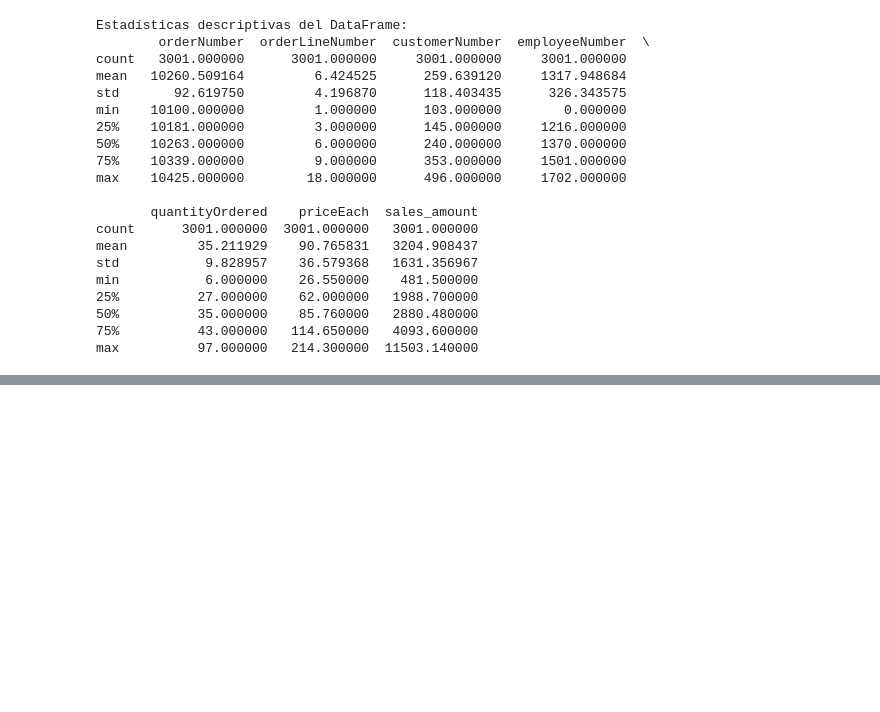
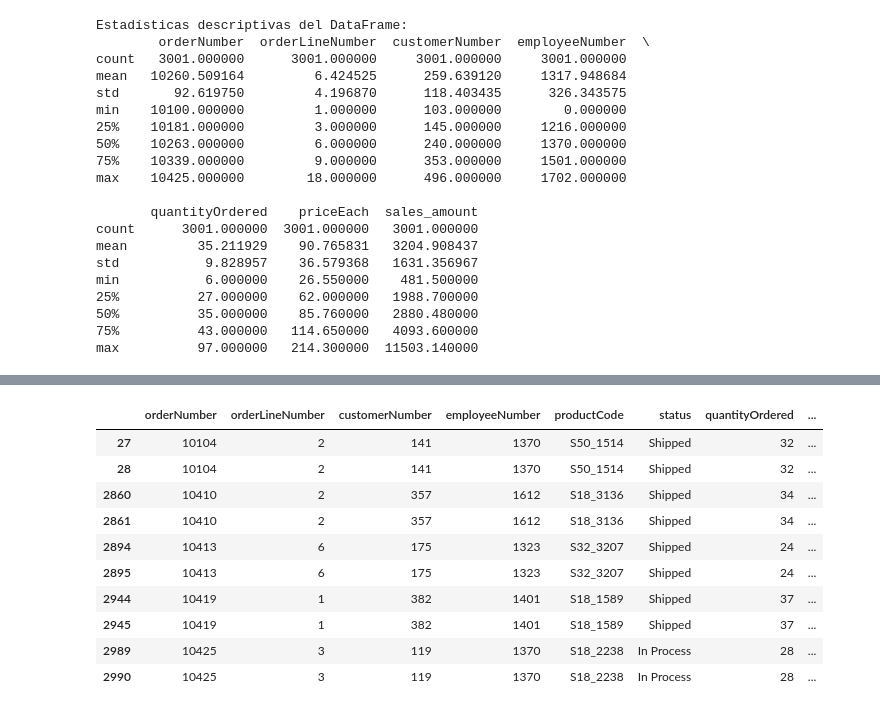
Before and after one commit to emi1977/datasciencemi, a Jupyter notebook: ejercicioperfilado/04.1.Ejercicio_DataQ_Perfilado.ipynb, the cells around one changed output, grey strips where cells are left out. Saved outputs shown, nothing was run; the diff lists cells and outputs as text; code cells hidden in the pictures; blank space fills up the shorter version.

```diff
--- a/ejercicioperfilado/04.1.Ejercicio_DataQ_Perfilado.ipynb
+++ b/ejercicioperfilado/04.1.Ejercicio_DataQ_Perfilado.ipynb
@@ -199,0 +298,19 @@ Name: origin, dtype: int64
+# %%
+#busca los duplicados
+#Utiliza el método duplicated(keep=False) de pandas para identificar todas las filas duplicadas en el DataFrame sales_df.
+#keep=False asegura que todas las ocurrencias de los duplicados sean marcadas como True.
+
+duplicados = sales_df_cleaned[sales_df_cleaned.duplicated(keep=False)]
+duplicados
+# %% [output]
+|  | orderNumber | orderLineNumber | customerNumber | employeeNumber | productCode | status | quantityOrdered | ... |
+| 27 | 10104 | 2 | 141 | 1370 | S50_1514 | Shipped | 32 | ... |
+| 28 | 10104 | 2 | 141 | 1370 | S50_1514 | Shipped | 32 | ... |
+| 2860 | 10410 | 2 | 357 | 1612 | S18_3136 | Shipped | 34 | ... |
+| 2861 | 10410 | 2 | 357 | 1612 | S18_3136 | Shipped | 34 | ... |
+| 2894 | 10413 | 6 | 175 | 1323 | S32_3207 | Shipped | 24 | ... |
+| 2895 | 10413 | 6 | 175 | 1323 | S32_3207 | Shipped | 24 | ... |
+| 2944 | 10419 | 1 | 382 | 1401 | S18_1589 | Shipped | 37 | ... |
+| 2945 | 10419 | 1 | 382 | 1401 | S18_1589 | Shipped | 37 | ... |
+| 2989 | 10425 | 3 | 119 | 1370 | S18_2238 | In Process | 28 | ... |
+| 2990 | 10425 | 3 | 119 | 1370 | S18_2238 | In Process | 28 | ... |
```
Also changed, not shown: parts of 18 cells of this notebook, 2 other files.
